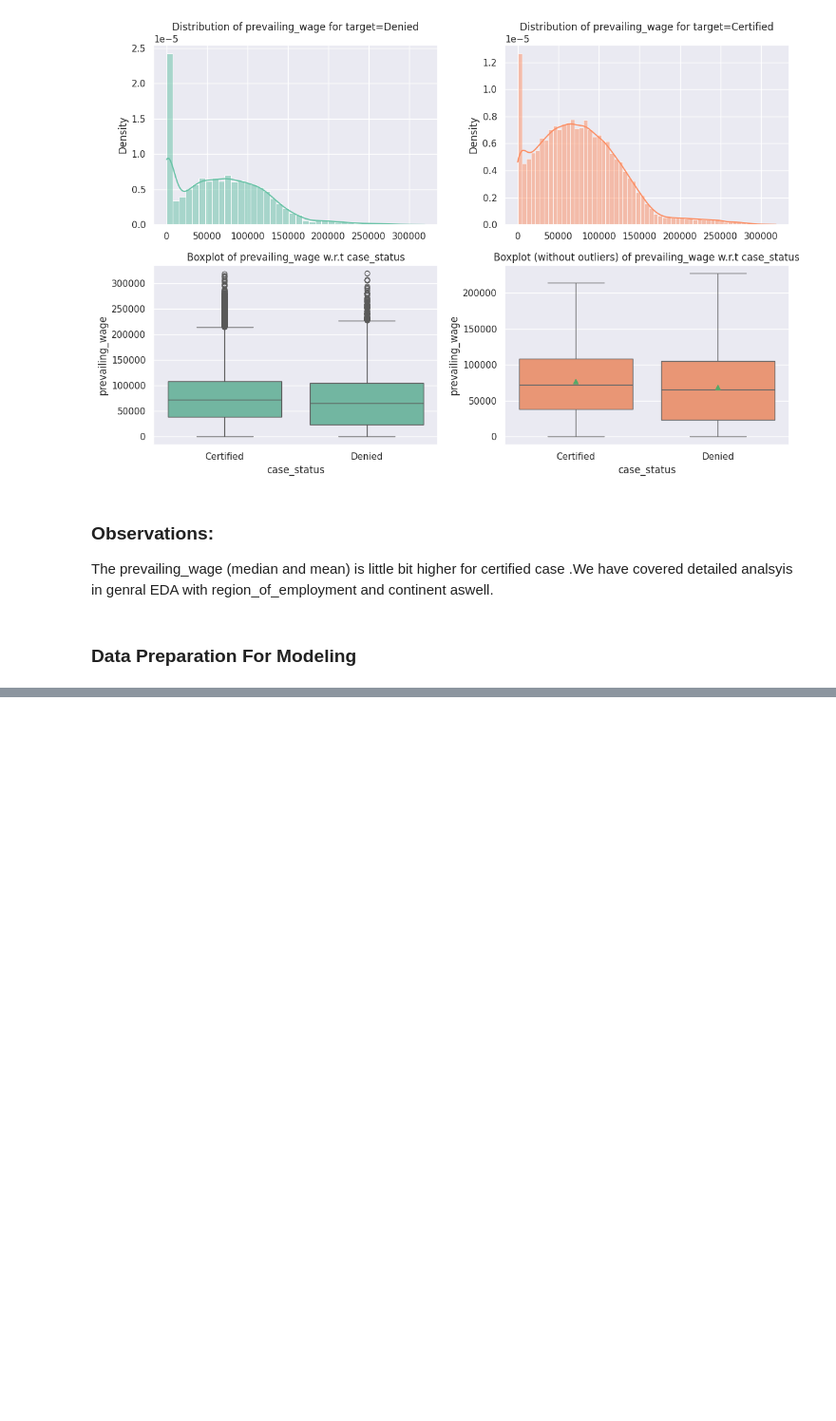
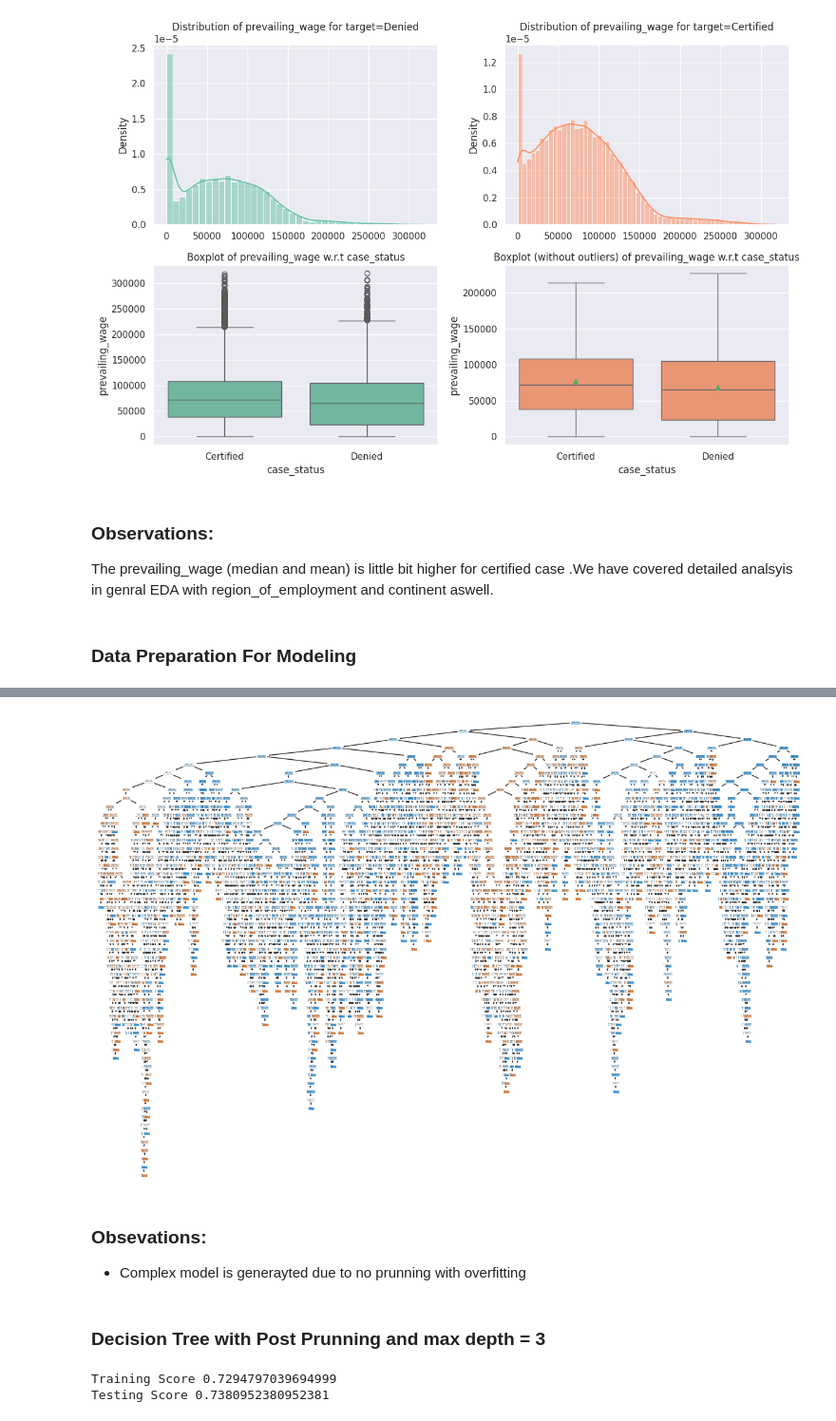
Before and after one commit to Rajesh2015/easy-visa, a Jupyter notebook: easy-visa-solution.ipynb, the cells around one changed output, grey strips where cells are left out. Shown at 95% size. Cells and saved outputs as stored; diff of their text form; code cells hidden in the pictures; blank space fills up the shorter version.

```diff
--- a/easy-visa-solution.ipynb
+++ b/easy-visa-solution.ipynb
@@ -1457,0 +1585,21 @@ ezdf['no_of_employees']=ezdf['no_of_employees'].apply(lambda x: abs(x))
+# %%
+plt.figure(figsize=(15,10))
+tree.plot_tree(treemodel,filled=True)
+plt.show()
+# %% [output]
+[figure, added]
+# %% [markdown]
+### Obsevations:
+- Complex model is generayted due to no prunning with overfitting
+# %% [markdown]
+### Decision Tree with Post Prunning and max depth = 3
+# %%
+## Postpruning
+treemodel_pruned=DecisionTreeClassifier(max_depth=3)
+treemodel_pruned.fit(X_train,y_train)
+# Printing both train and test score
+print(f"Training Score {treemodel_pruned.score(X_train,y_train)}")
+print(f"Testing Score {treemodel_pruned.score(X_test,y_test)}")
+# %% [output]
+Training Score 0.7294797039694999
+Testing Score 0.7380952380952381
```
Also changed, not shown: parts of 40 cells of this notebook.
